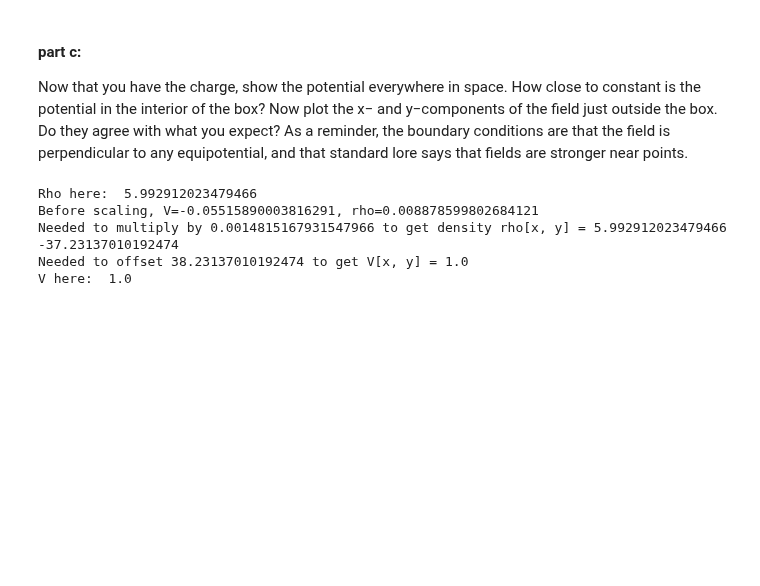
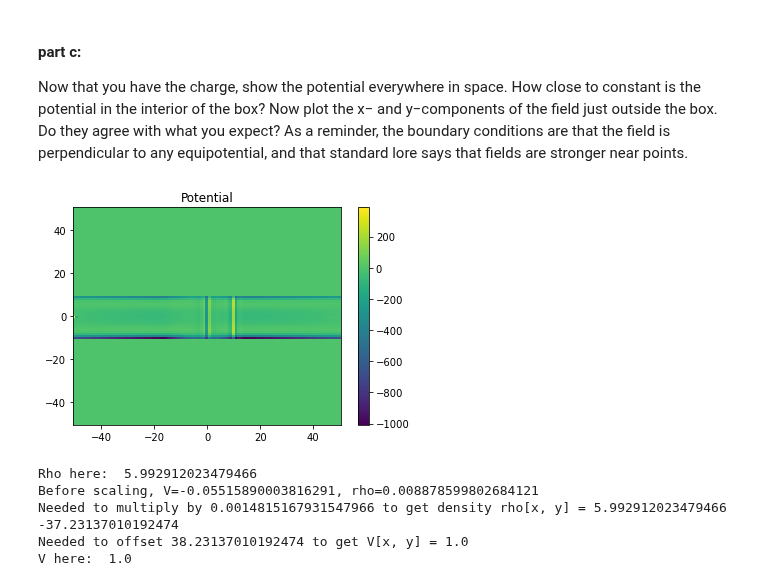
Before and after one commit to eklem1/Phys512_EK, a Jupyter notebook: PS7/A7_Q2.ipynb, the cells around one changed output. Saved outputs shown, nothing was run; the diff lists cells and outputs as text; code cells hidden in the pictures; blank space fills up the shorter version.

```diff
--- a/PS7/A7_Q2.ipynb
+++ b/PS7/A7_Q2.ipynb
@@ -332,4 +336,14 @@ plt.show()
 # %% [markdown]
 #### part c:
 Now that you have the charge, show the potential everywhere in space. How close to constant is the potential in the interior of the box? Now plot the x− and y−components of the field just outside the box. Do they agree with what you expect? As a reminder, the boundary conditions are that the field is perpendicular to any equipotential, and that standard lore says that fields are stronger near points.
+# %%
+#3??
+V_solved = convFunction(G, rho)
+
+plt.pcolor(xx, yy, V_solved,  shading='auto')
+plt.title("Potential")
+plt.colorbar()
+plt.show()
+# %% [output]
+[figure, added]
 # %%
```
Also changed, not shown: parts of 7 cells of this notebook, 1 other file.
